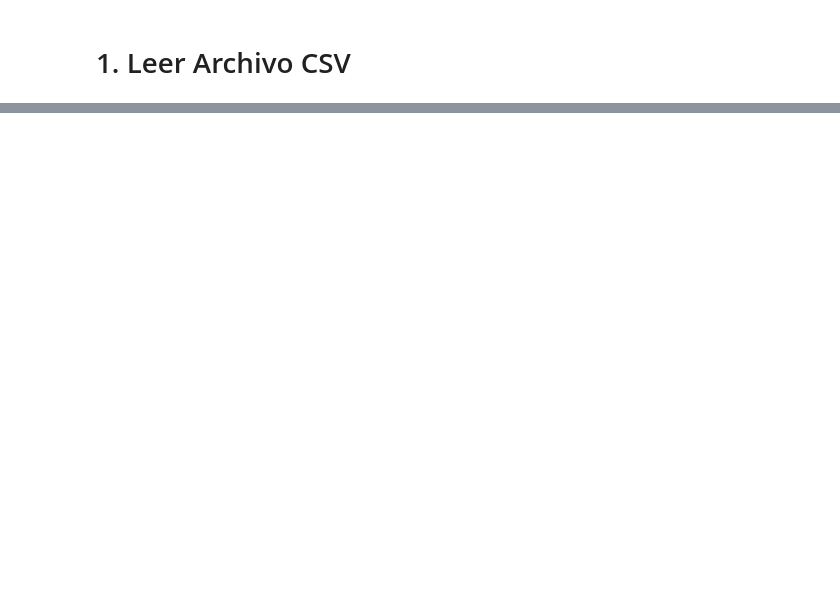
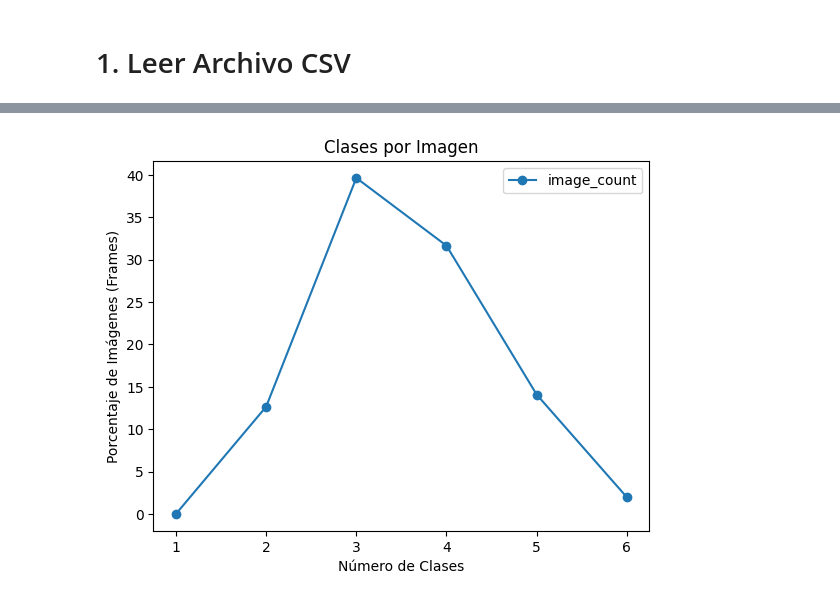
Before and after one commit to cawilchesp/roboflow_active_learning, a Jupyter notebook: csv_analysis.ipynb, the cells around one changed output, grey strips where cells are left out. Saved outputs shown, nothing was run; the diff lists cells and outputs as text; code cells hidden in the pictures; blank space fills up the shorter version.

```diff
--- a/csv_analysis.ipynb
+++ b/csv_analysis.ipynb
@@ -82,0 +90,3 @@ plt.show()
+# %%
+data_analysis = csv_data.groupby('frame').agg(detection_number=('frame', 'size'),classes=('class', lambda x: list(x.unique())),class_number=('class',lambda x: len(list(x.unique()))),mean_score=('score', 'mean')).reset_index()
+data_analysis
@@ -82,0 +111,10 @@ plt.show()
+# %%
+image_class_count = data_analysis.groupby('class_number').agg(image_count=('frame','count'))
+image_class_percentage = image_class_count / source_info.total_frames * 100
+image_class_percentage.plot(marker='o')
+plt.title('Clases por Imagen')
+plt.xlabel('Número de Clases')
+plt.ylabel('Porcentaje de Imágenes (Frames)')
+plt.show()
+# %% [output]
+[figure, added]
```
Also changed, not shown: parts of 54 cells of this notebook.
